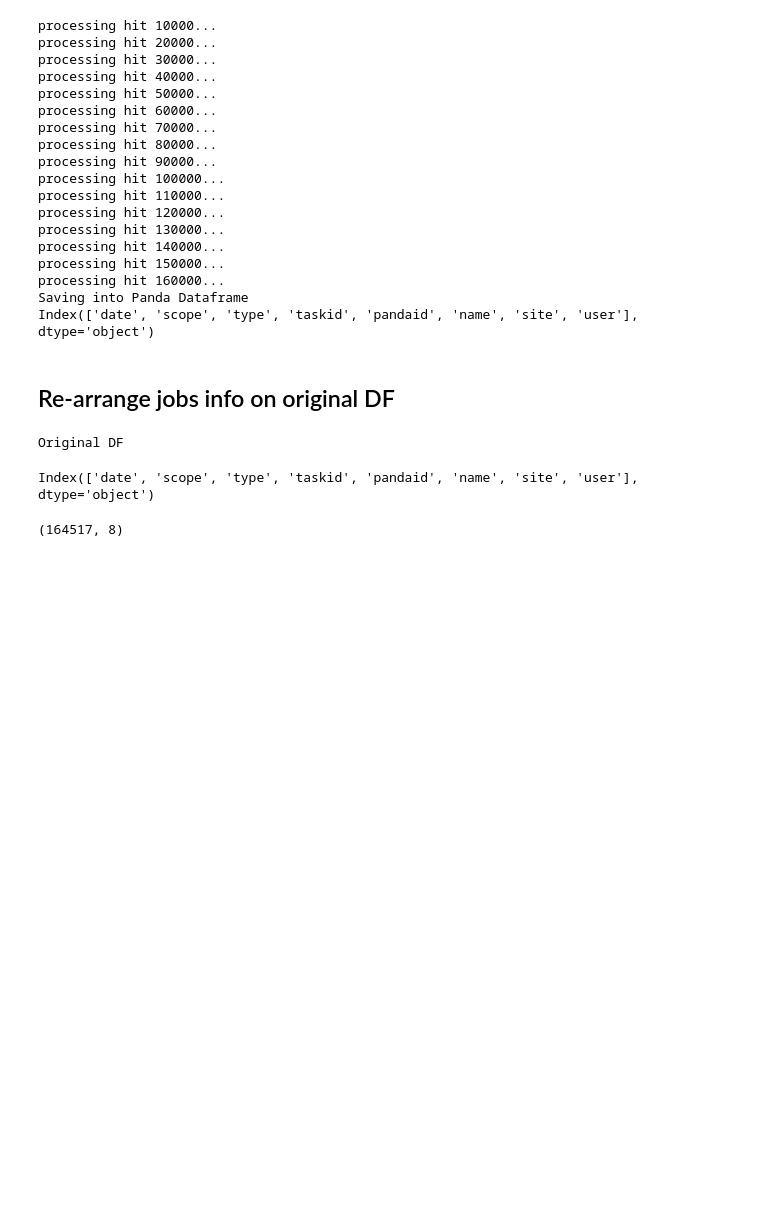
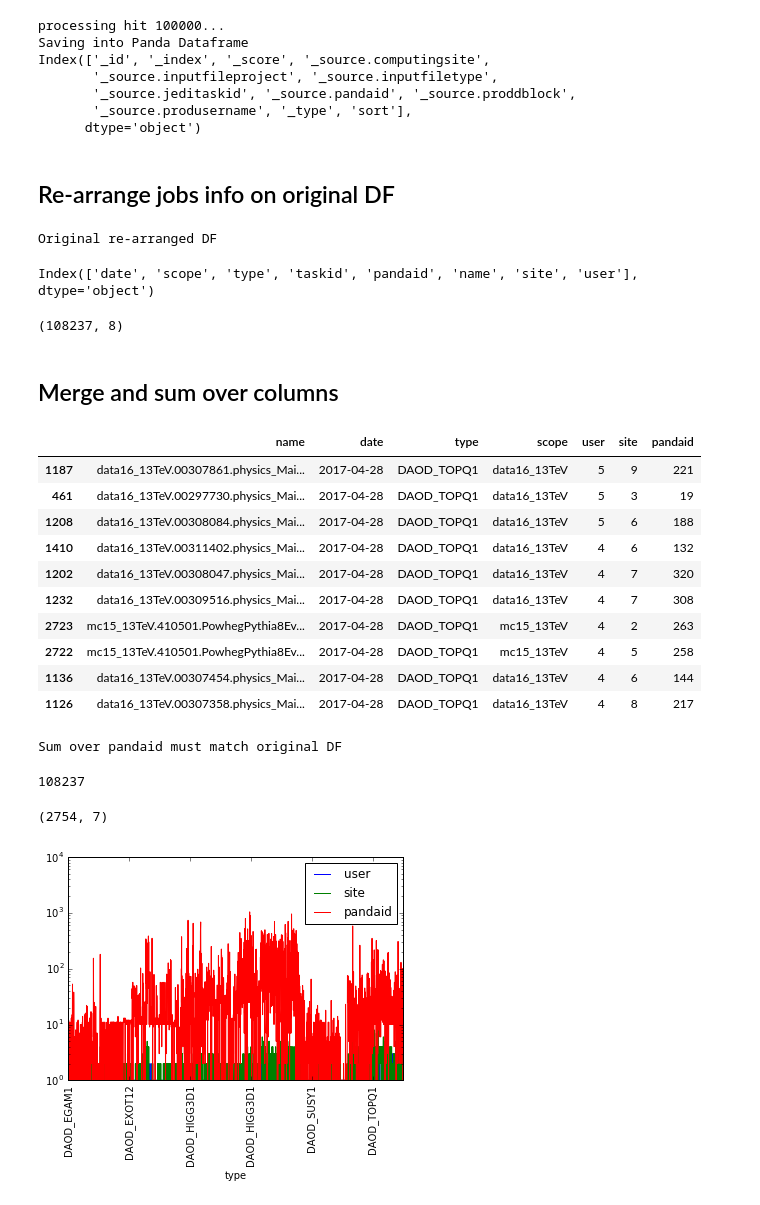
Before and after one commit to ATLAS-Analytics/AnalyticsNotebooks, a Jupyter notebook: Federica/DataPopularity.ipynb, the cells around one changed output. Cells and saved outputs as stored; diff of their text form; code cells hidden in the pictures; blank space fills up the shorter version.

```diff
--- a/Federica/DataPopularity.ipynb
+++ b/Federica/DataPopularity.ipynb
@@ -101,32 +104,21 @@ jobs = jobs_list(scroll)
 #save into Panda Dataframe
 print('Saving into Panda Dataframe')
 df_orig = json_normalize(jobs)
-print(df.columns)
+print(df_orig.columns)
 # %% [output]
-processing hit 10000...
-processing hit 20000...
-processing hit 30000...
-processing hit 40000...
-processing hit 50000...
-processing hit 60000...
-processing hit 70000...
-processing hit 80000...
-processing hit 90000...
 processing hit 100000...
-processing hit 110000...
-processing hit 120000...
-processing hit 130000...
-processing hit 140000...
-processing hit 150000...
-processing hit 160000...
 Saving into Panda Dataframe
-Index(['date', 'scope', 'type', 'taskid', 'pandaid', 'name', 'site', 'user'], dtype='object')
+Index(['_id', '_index', '_score', '_source.computingsite',
+       '_source.inputfileproject', '_source.inputfiletype',
+       '_source.jeditaskid', '_source.pandaid', '_source.proddblock',
+       '_source.produsername', '_type', 'sort'],
+      dtype='object')
 # %% [markdown]
 <h2>Re-arrange jobs info on original DF</h2>
 # %%
 #save only interesting columns
 df = df_orig[['_index', '_source.inputfileproject', '_source.inputfiletype', '_source.jeditaskid', '_source.pandaid',
-         '_source.proddblock', '_source.computingsite', '_source.produsername']] #'_source.computingsite',
+         '_source.proddblock', '_source.computingsite', '_source.produsername']]
 
 #change name and manipulate strings
 df = df.rename(index=str, columns={"_index": "date", "_source.inputfileproject": "scope",
@@ -148,10 +140,44 @@ DATE=df['date'][0]
 #display(df_accesses.loc[df_accesses['user'] >1])
 
 #type(df)
-print("Original DF")
+print("Original re-arranged DF")
 display(df.columns)
 display(df.shape)
 # %% [output]
-Original DF
+Original re-arranged DF
 Index(['date', 'scope', 'type', 'taskid', 'pandaid', 'name', 'site', 'user'], dtype='object')
-(164517, 8)
+(108237, 8)
+# %% [markdown]
+<h2>Merge and sum over columns</h2>
+# %%
+#creates new dataframe, with columns with same name untouched, and summing over other columns with different values
+df_new = df.groupby(['name','date', 'type','scope']).agg({
+        "pandaid": pd.Series.nunique, "user": pd.Series.nunique, "site": pd.Series.nunique}).reset_index()
+
+display(df_new.sort_values('user',ascending=False).head(10))
+print("Sum over pandaid must match original DF")
+
+display(df_new['pandaid'].sum())
+display(df_new.shape)
+
+#plot
+df_new.sort_values('type').plot('type')
+plt.xticks(rotation=90)
+plt.yscale('log')
+plt.show()
+# %% [output]
+|  | name | date | type | scope | user | site | pandaid |
+| 1187 | data16_13TeV.00307861.physics_Mai... | 2017-04-28 | DAOD_TOPQ1 | data16_13TeV | 5 | 9 | 221 |
+| 461 | data16_13TeV.00297730.physics_Mai... | 2017-04-28 | DAOD_TOPQ1 | data16_13TeV | 5 | 3 | 19 |
+| 1208 | data16_13TeV.00308084.physics_Mai... | 2017-04-28 | DAOD_TOPQ1 | data16_13TeV | 5 | 6 | 188 |
+| 1410 | data16_13TeV.00311402.physics_Mai... | 2017-04-28 | DAOD_TOPQ1 | data16_13TeV | 4 | 6 | 132 |
+| 1202 | data16_13TeV.00308047.physics_Mai... | 2017-04-28 | DAOD_TOPQ1 | data16_13TeV | 4 | 7 | 320 |
+| 1232 | data16_13TeV.00309516.physics_Mai... | 2017-04-28 | DAOD_TOPQ1 | data16_13TeV | 4 | 7 | 308 |
+| 2723 | mc15_13TeV.410501.PowhegPythia8Ev... | 2017-04-28 | DAOD_TOPQ1 | mc15_13TeV | 4 | 2 | 263 |
+| 2722 | mc15_13TeV.410501.PowhegPythia8Ev... | 2017-04-28 | DAOD_TOPQ1 | mc15_13TeV | 4 | 5 | 258 |
+| 1136 | data16_13TeV.00307454.physics_Mai... | 2017-04-28 | DAOD_TOPQ1 | data16_13TeV | 4 | 6 | 144 |
+| 1126 | data16_13TeV.00307358.physics_Mai... | 2017-04-28 | DAOD_TOPQ1 | data16_13TeV | 4 | 8 | 217 |
+Sum over pandaid must match original DF
+108237
+(2754, 7)
+[figure, added]
```
Also changed, not shown: parts of 22 cells of this notebook, 27 other files.
